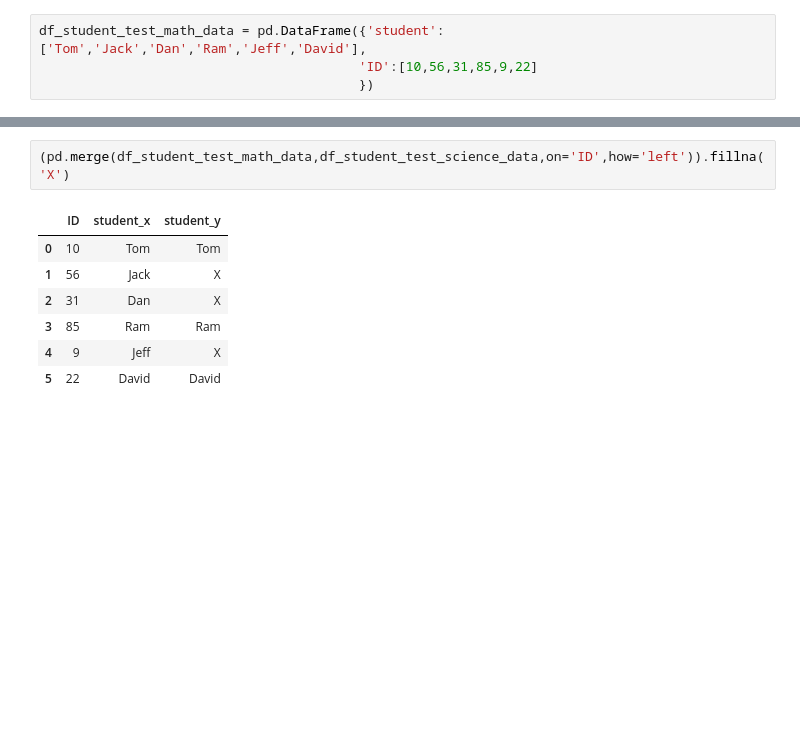
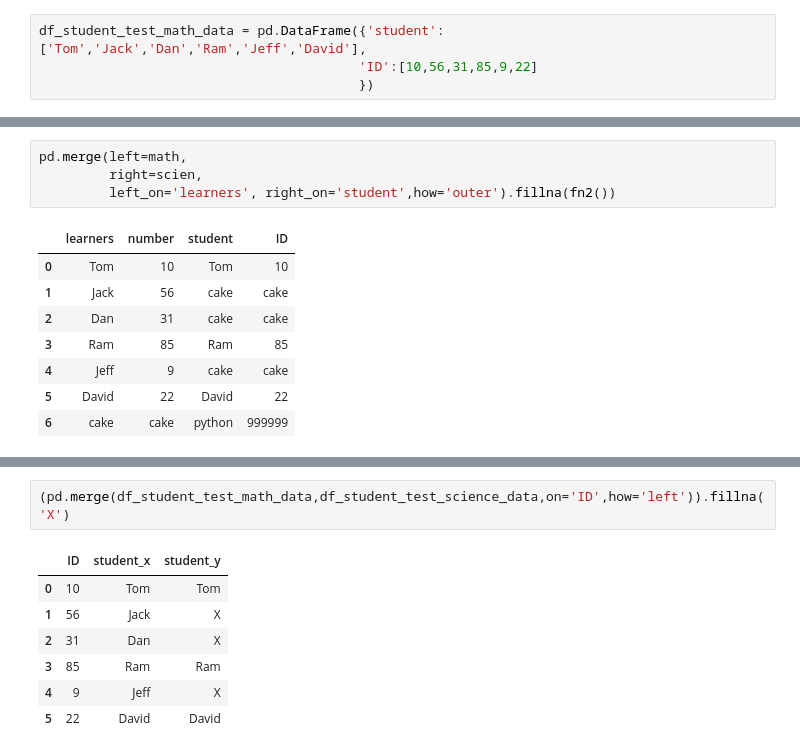
Before and after one commit to sagar0701/PythonAIML_Live, a Jupyter notebook: Day 3_4/pandas 4 Merge, Duplicate, Concatenate.ipynb, the cells around one changed output, grey strips where cells are left out. Cells and saved outputs as stored; diff of their text form; blank space fills up the shorter version.

```diff
--- a/Day 3_4/pandas 4 Merge, Duplicate, Concatenate.ipynb
+++ b/Day 3_4/pandas 4 Merge, Duplicate, Concatenate.ipynb
@@ -32,0 +37,13 @@ pd.merge(df_student_test_math_data,df_student_test_science_data,on='ID',how='rig
+# %%
+pd.merge(left=math,
+         right=scien,
+         left_on='learners', right_on='student',how='outer').fillna(fn2())
+# %% [output]
+|  | learners | number | student | ID |
+| 0 | Tom | 10 | Tom | 10 |
+| 1 | Jack | 56 | cake | cake |
+| 2 | Dan | 31 | cake | cake |
+| 3 | Ram | 85 | Ram | 85 |
+| 4 | Jeff | 9 | cake | cake |
+| 5 | David | 22 | David | 22 |
+| 6 | cake | cake | python | 999999 |
```
Also changed, not shown: parts of 13 cells of this notebook, 1 other file.
